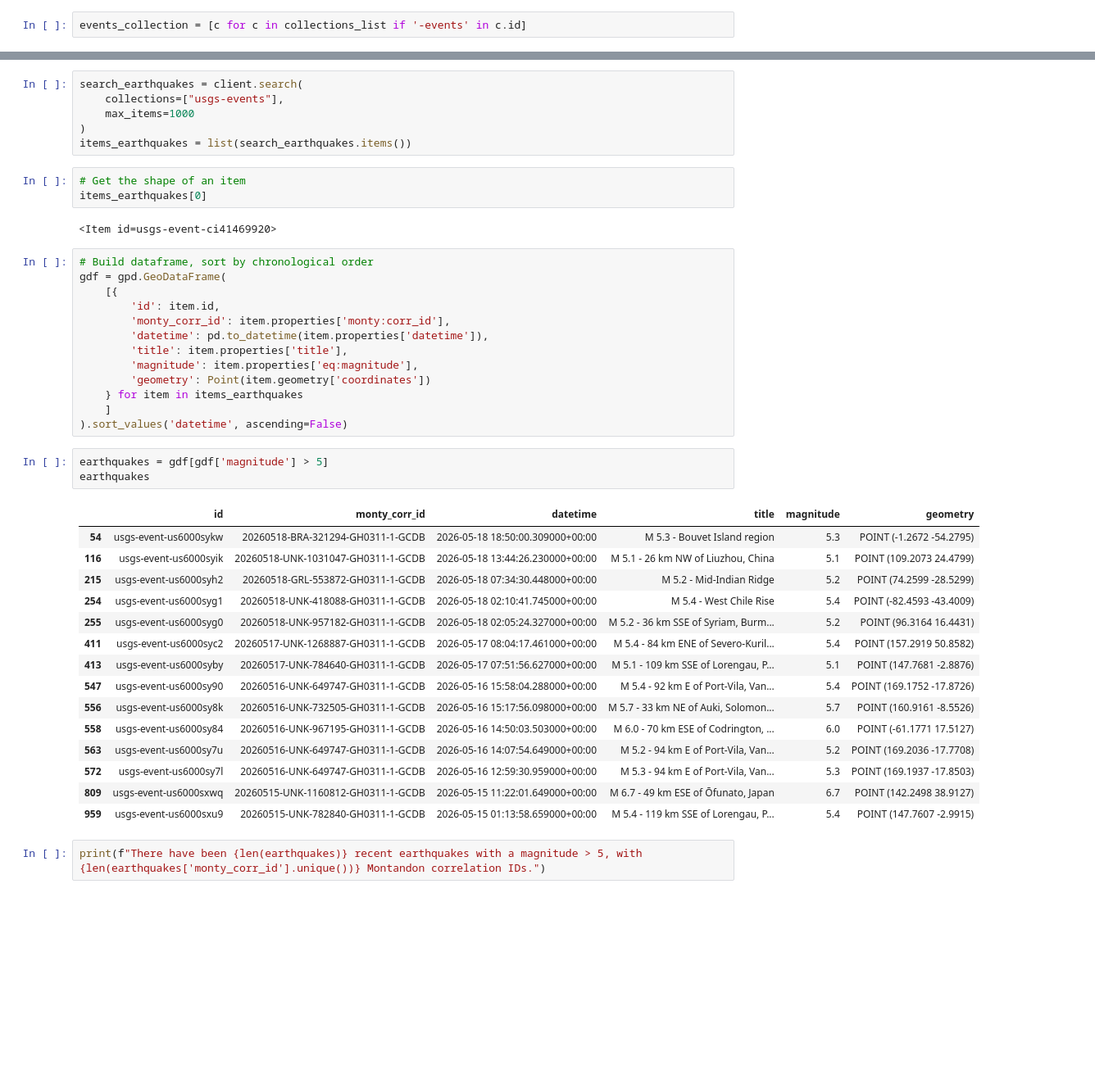
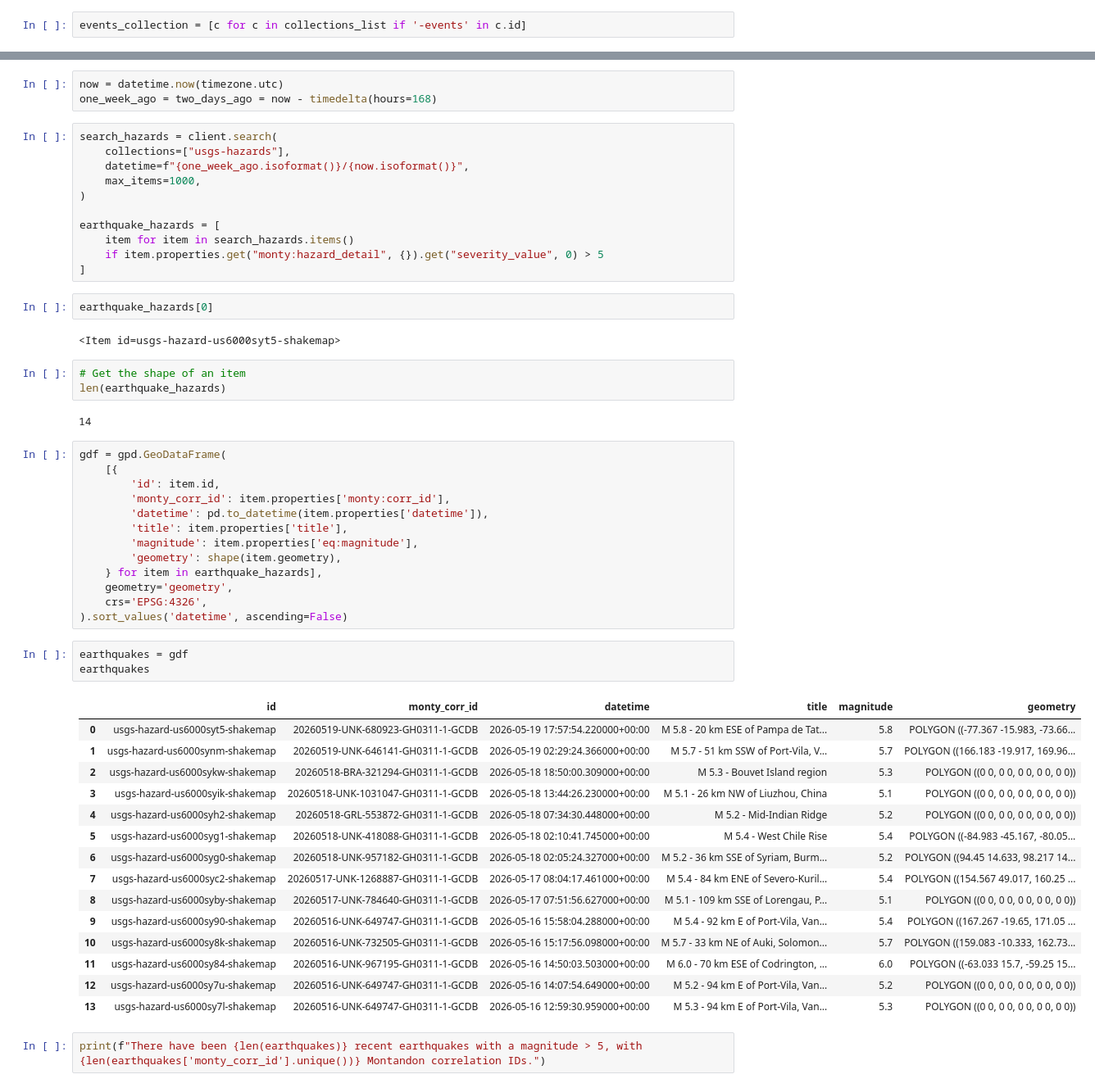
Before and after one commit to batpad/anywidget-experiments, a Jupyter notebook: notebooks/13_monty.ipynb, the cells around one changed output, grey strips where cells are left out. Shown at 82% size. Saved outputs shown, nothing was run; the diff lists cells and outputs as text; blank space fills up the shorter version.

Commit message:
Simplify logic (fetch hazards directly, filter for earthquakes > 5

```diff
--- a/notebooks/13_monty.ipynb
+++ b/notebooks/13_monty.ipynb
@@ -60,16 +62,27 @@ Search a single collection for the most earthquakes from USGS that have a magnit
+# %%
+now = datetime.now(timezone.utc)
+one_week_ago = two_days_ago = now - timedelta(hours=168)
 # %%
-search_earthquakes = client.search(
-    collections=["usgs-events"],
-    max_items=1000
+search_hazards = client.search(
+    collections=["usgs-hazards"],
+    datetime=f"{one_week_ago.isoformat()}/{now.isoformat()}",
+    max_items=1000,
 )
-items_earthquakes = list(search_earthquakes.items())
+
+earthquake_hazards = [
+    item for item in search_hazards.items()
+    if item.properties.get("monty:hazard_detail", {}).get("severity_value", 0) > 5
+]
+# %%
+earthquake_hazards[0]
+# %% [output]
+<Item id=usgs-hazard-us6000syt5-shakemap>
 # %%
 # Get the shape of an item
-items_earthquakes[0]
+len(earthquake_hazards)
 # %% [output]
-<Item id=usgs-event-ci41469920>
+14
 # %%
-# Build dataframe, sort by chronological order
 gdf = gpd.GeoDataFrame(
     [{
         'id': item.id,
@@ -77,29 +90,30 @@ gdf = gpd.GeoDataFrame(
         'datetime': pd.to_datetime(item.properties['datetime']),
         'title': item.properties['title'],
         'magnitude': item.properties['eq:magnitude'],
-        'geometry': Point(item.geometry['coordinates'])
-    } for item in items_earthquakes
-    ]
+        'geometry': shape(item.geometry),
+    } for item in earthquake_hazards],
+    geometry='geometry',
+    crs='EPSG:4326',
 ).sort_values('datetime', ascending=False)
 # %%
-earthquakes = gdf[gdf['magnitude'] > 5]
+earthquakes = gdf
 earthquakes
 # %% [output]
 |  | id | monty_corr_id | datetime | title | magnitude | geometry |
-| 54 | usgs-event-us6000sykw | 20260518-BRA-321294-GH0311-1-GCDB | 2026-05-18 18:50:00.309000+00:00 | M 5.3 - Bouvet Island region | 5.3 | POINT (-1.2672 -54.2795) |
-| 116 | usgs-event-us6000syik | 20260518-UNK-1031047-GH0311-1-GCDB | 2026-05-18 13:44:26.230000+00:00 | M 5.1 - 26 km NW of Liuzhou, China | 5.1 | POINT (109.2073 24.4799) |
-| 215 | usgs-event-us6000syh2 | 20260518-GRL-553872-GH0311-1-GCDB | 2026-05-18 07:34:30.448000+00:00 | M 5.2 - Mid-Indian Ridge | 5.2 | POINT (74.2599 -28.5299) |
-| 254 | usgs-event-us6000syg1 | 20260518-UNK-418088-GH0311-1-GCDB | 2026-05-18 02:10:41.745000+00:00 | M 5.4 - West Chile Rise | 5.4 | POINT (-82.4593 -43.4009) |
-| 255 | usgs-event-us6000syg0 | 20260518-UNK-957182-GH0311-1-GCDB | 2026-05-18 02:05:24.327000+00:00 | M 5.2 - 36 km SSE of Syriam, Burm... | 5.2 | POINT (96.3164 16.4431) |
-| 411 | usgs-event-us6000syc2 | 20260517-UNK-1268887-GH0311-1-GCDB | 2026-05-17 08:04:17.461000+00:00 | M 5.4 - 84 km ENE of Severo-Kuril... | 5.4 | POINT (157.2919 50.8582) |
-| 413 | usgs-event-us6000syby | 20260517-UNK-784640-GH0311-1-GCDB | 2026-05-17 07:51:56.627000+00:00 | M 5.1 - 109 km SSE of Lorengau, P... | 5.1 | POINT (147.7681 -2.8876) |
-| 547 | usgs-event-us6000sy90 | 20260516-UNK-649747-GH0311-1-GCDB | 2026-05-16 15:58:04.288000+00:00 | M 5.4 - 92 km E of Port-Vila, Van... | 5.4 | POINT (169.1752 -17.8726) |
-| 556 | usgs-event-us6000sy8k | 20260516-UNK-732505-GH0311-1-GCDB | 2026-05-16 15:17:56.098000+00:00 | M 5.7 - 33 km NE of Auki, Solomon... | 5.7 | POINT (160.9161 -8.5526) |
-| 558 | usgs-event-us6000sy84 | 20260516-UNK-967195-GH0311-1-GCDB | 2026-05-16 14:50:03.503000+00:00 | M 6.0 - 70 km ESE of Codrington, ... | 6.0 | POINT (-61.1771 17.5127) |
-| 563 | usgs-event-us6000sy7u | 20260516-UNK-649747-GH0311-1-GCDB | 2026-05-16 14:07:54.649000+00:00 | M 5.2 - 94 km E of Port-Vila, Van... | 5.2 | POINT (169.2036 -17.7708) |
-| 572 | usgs-event-us6000sy7l | 20260516-UNK-649747-GH0311-1-GCDB | 2026-05-16 12:59:30.959000+00:00 | M 5.3 - 94 km E of Port-Vila, Van... | 5.3 | POINT (169.1937 -17.8503) |
-| 809 | usgs-event-us6000sxwq | 20260515-UNK-1160812-GH0311-1-GCDB | 2026-05-15 11:22:01.649000+00:00 | M 6.7 - 49 km ESE of Ōfunato, Japan | 6.7 | POINT (142.2498 38.9127) |
-| 959 | usgs-event-us6000sxu9 | 20260515-UNK-782840-GH0311-1-GCDB | 2026-05-15 01:13:58.659000+00:00 | M 5.4 - 119 km SSE of Lorengau, P... | 5.4 | POINT (147.7607 -2.9915) |
+| 0 | usgs-hazard-us6000syt5-shakemap | 20260519-UNK-680923-GH0311-1-GCDB | 2026-05-19 17:57:54.220000+00:00 | M 5.8 - 20 km ESE of Pampa de Tat... | 5.8 | POLYGON ((-77.367 -15.983, -73.66... |
+| 1 | usgs-hazard-us6000synm-shakemap | 20260519-UNK-646141-GH0311-1-GCDB | 2026-05-19 02:29:24.366000+00:00 | M 5.7 - 51 km SSW of Port-Vila, V... | 5.7 | POLYGON ((166.183 -19.917, 169.96... |
+| 2 | usgs-hazard-us6000sykw-shakemap | 20260518-BRA-321294-GH0311-1-GCDB | 2026-05-18 18:50:00.309000+00:00 | M 5.3 - Bouvet Island region | 5.3 | POLYGON ((0 0, 0 0, 0 0, 0 0, 0 0)) |
+| 3 | usgs-hazard-us6000syik-shakemap | 20260518-UNK-1031047-GH0311-1-GCDB | 2026-05-18 13:44:26.230000+00:00 | M 5.1 - 26 km NW of Liuzhou, China | 5.1 | POLYGON ((0 0, 0 0, 0 0, 0 0, 0 0)) |
+| 4 | usgs-hazard-us6000syh2-shakemap | 20260518-GRL-553872-GH0311-1-GCDB | 2026-05-18 07:34:30.448000+00:00 | M 5.2 - Mid-Indian Ridge | 5.2 | POLYGON ((0 0, 0 0, 0 0, 0 0, 0 0)) |
+| 5 | usgs-hazard-us6000syg1-shakemap | 20260518-UNK-418088-GH0311-1-GCDB | 2026-05-18 02:10:41.745000+00:00 | M 5.4 - West Chile Rise | 5.4 | POLYGON ((-84.983 -45.167, -80.05... |
+| 6 | usgs-hazard-us6000syg0-shakemap | 20260518-UNK-957182-GH0311-1-GCDB | 2026-05-18 02:05:24.327000+00:00 | M 5.2 - 36 km SSE of Syriam, Burm... | 5.2 | POLYGON ((94.45 14.633, 98.217 14... |
+| 7 | usgs-hazard-us6000syc2-shakemap | 20260517-UNK-1268887-GH0311-1-GCDB | 2026-05-17 08:04:17.461000+00:00 | M 5.4 - 84 km ENE of Severo-Kuril... | 5.4 | POLYGON ((154.567 49.017, 160.25 ... |
+| 8 | usgs-hazard-us6000syby-shakemap | 20260517-UNK-784640-GH0311-1-GCDB | 2026-05-17 07:51:56.627000+00:00 | M 5.1 - 109 km SSE of Lorengau, P... | 5.1 | POLYGON ((0 0, 0 0, 0 0, 0 0, 0 0)) |
+| 9 | usgs-hazard-us6000sy90-shakemap | 20260516-UNK-649747-GH0311-1-GCDB | 2026-05-16 15:58:04.288000+00:00 | M 5.4 - 92 km E of Port-Vila, Van... | 5.4 | POLYGON ((167.267 -19.65, 171.05 ... |
+| 10 | usgs-hazard-us6000sy8k-shakemap | 20260516-UNK-732505-GH0311-1-GCDB | 2026-05-16 15:17:56.098000+00:00 | M 5.7 - 33 km NE of Auki, Solomon... | 5.7 | POLYGON ((159.083 -10.333, 162.73... |
+| 11 | usgs-hazard-us6000sy84-shakemap | 20260516-UNK-967195-GH0311-1-GCDB | 2026-05-16 14:50:03.503000+00:00 | M 6.0 - 70 km ESE of Codrington, ... | 6.0 | POLYGON ((-63.033 15.7, -59.25 15... |
+| 12 | usgs-hazard-us6000sy7u-shakemap | 20260516-UNK-649747-GH0311-1-GCDB | 2026-05-16 14:07:54.649000+00:00 | M 5.2 - 94 km E of Port-Vila, Van... | 5.2 | POLYGON ((0 0, 0 0, 0 0, 0 0, 0 0)) |
+| 13 | usgs-hazard-us6000sy7l-shakemap | 20260516-UNK-649747-GH0311-1-GCDB | 2026-05-16 12:59:30.959000+00:00 | M 5.3 - 94 km E of Port-Vila, Van... | 5.3 | POLYGON ((0 0, 0 0, 0 0, 0 0, 0 0)) |
 # %%
 print(f"There have been {len(earthquakes)} recent earthquakes with a magnitude > 5, with {len(earthquakes['monty_corr_id'].unique())} Montandon correlation IDs.")
 # %% [output]
```
Also changed, not shown: parts of 11 cells of this notebook.
